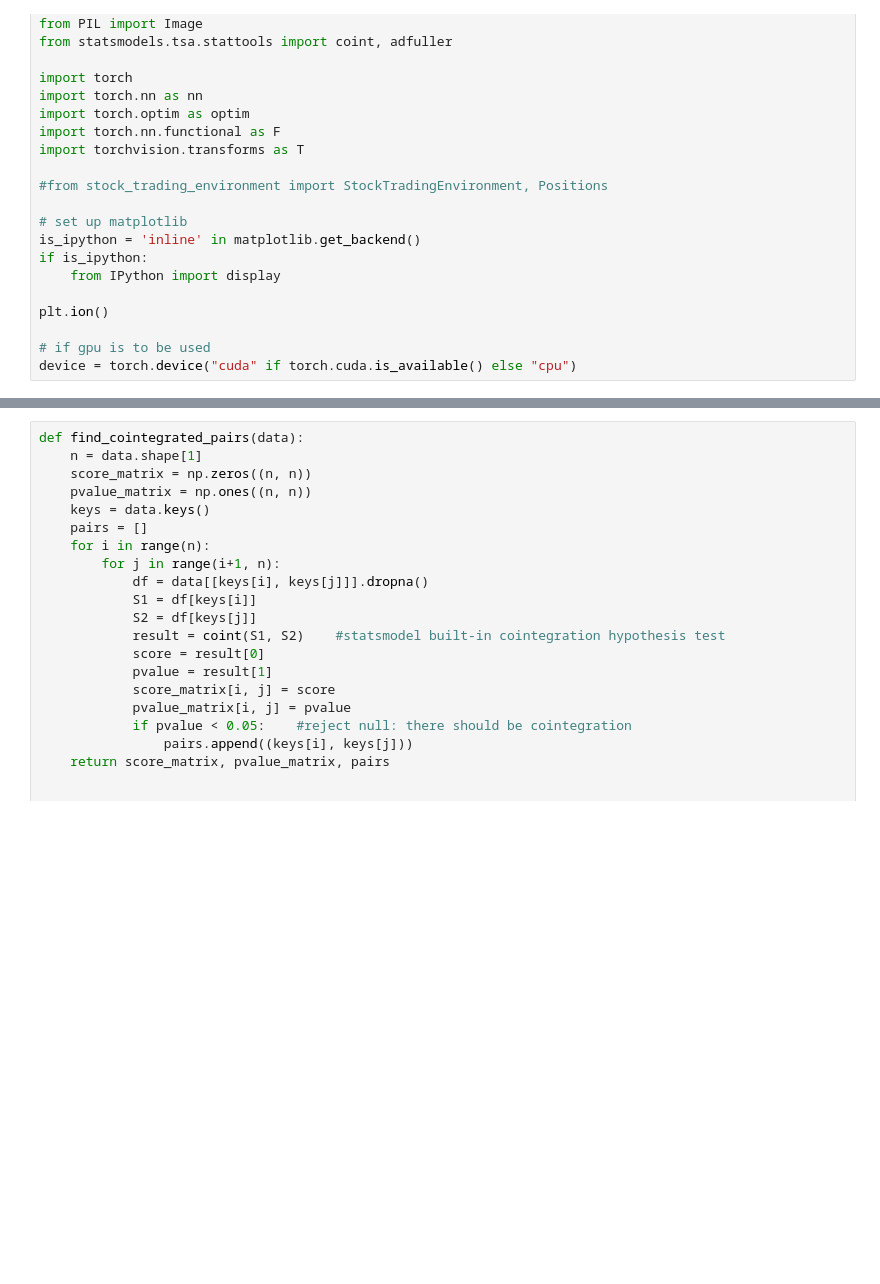
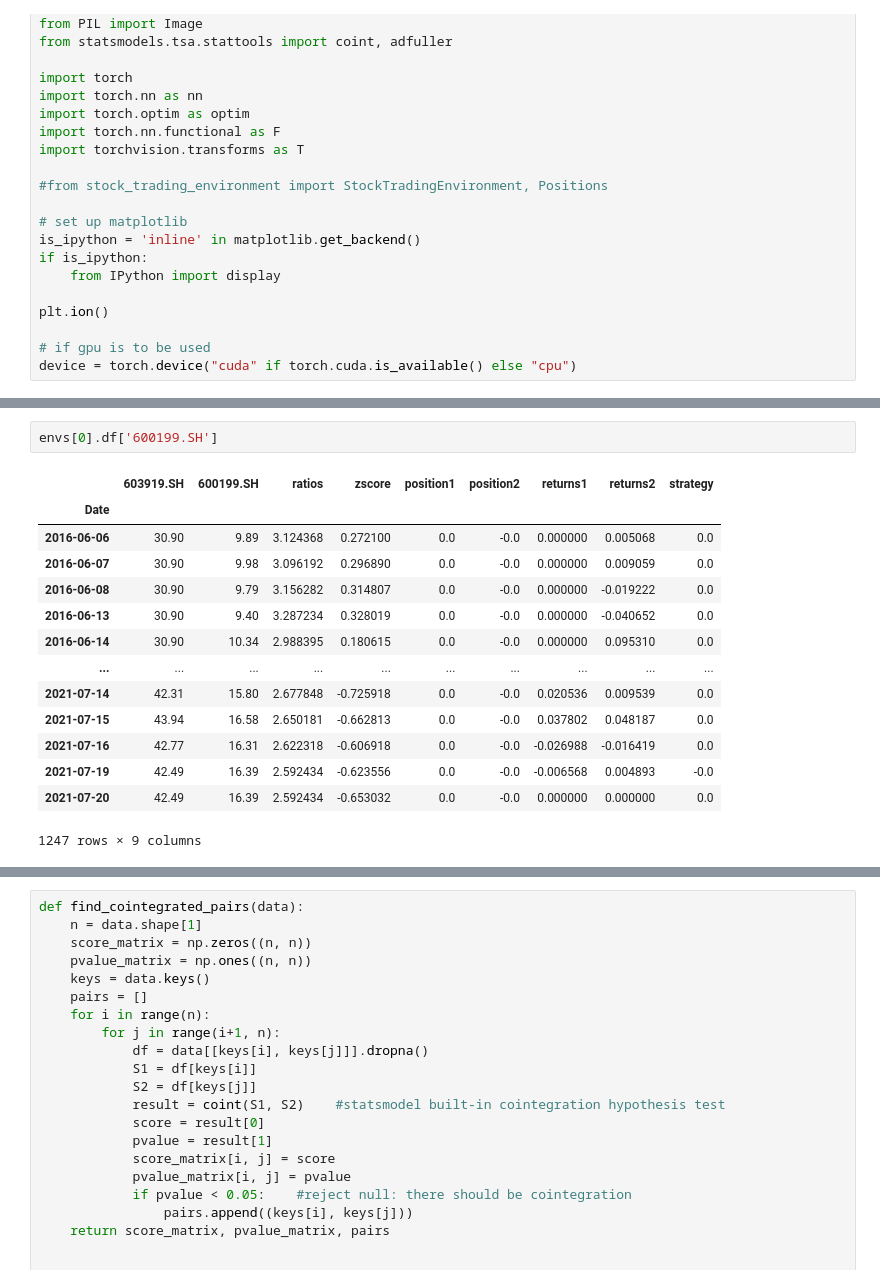
Before and after one commit to waikho/MADS_Capstone, a Jupyter notebook: RL/Pair_Trading_DQN.ipynb, the cells around one changed output, grey strips where cells are left out. Drawn from its saved outputs; the diff is of its cells as text; blank space fills up the shorter version.

```diff
--- a/RL/Pair_Trading_DQN.ipynb
+++ b/RL/Pair_Trading_DQN.ipynb
@@ -58,3 +129,20 @@ device = torch.device("cuda" if torch.cuda.is_available() else "cpu")
+# %%
+envs[0].df['600199.SH']
+# %% [output]
+|  | 603919.SH | 600199.SH | ratios | zscore | position1 | position2 | returns1 | returns2 | strategy |
+| Date |  |  |  |  |  |  |  |  |  |
+| 2016-06-06 | 30.90 | 9.89 | 3.124368 | 0.272100 | 0.0 | -0.0 | 0.000000 | 0.005068 | 0.0 |
+| 2016-06-07 | 30.90 | 9.98 | 3.096192 | 0.296890 | 0.0 | -0.0 | 0.000000 | 0.009059 | 0.0 |
+| 2016-06-08 | 30.90 | 9.79 | 3.156282 | 0.314807 | 0.0 | -0.0 | 0.000000 | -0.019222 | 0.0 |
+| 2016-06-13 | 30.90 | 9.40 | 3.287234 | 0.328019 | 0.0 | -0.0 | 0.000000 | -0.040652 | 0.0 |
+| 2016-06-14 | 30.90 | 10.34 | 2.988395 | 0.180615 | 0.0 | -0.0 | 0.000000 | 0.095310 | 0.0 |
+| ... | ... | ... | ... | ... | ... | ... | ... | ... | ... |
+| 2021-07-14 | 42.31 | 15.80 | 2.677848 | -0.725918 | 0.0 | -0.0 | 0.020536 | 0.009539 | 0.0 |
+| 2021-07-15 | 43.94 | 16.58 | 2.650181 | -0.662813 | 0.0 | -0.0 | 0.037802 | 0.048187 | 0.0 |
+| 2021-07-16 | 42.77 | 16.31 | 2.622318 | -0.606918 | 0.0 | -0.0 | -0.026988 | -0.016419 | 0.0 |
+| 2021-07-19 | 42.49 | 16.39 | 2.592434 | -0.623556 | 0.0 | -0.0 | -0.006568 | 0.004893 | -0.0 |
+| 2021-07-20 | 42.49 | 16.39 | 2.592434 | -0.653032 | 0.0 | -0.0 | 0.000000 | 0.000000 | 0.0 |
+1247 rows × 9 columns
 # %%
 #copying stock_trading_environment code here for easier editing
 #remember to copy back this to the stock_trading environment.py
```
Also changed, not shown: parts of 12 cells of this notebook, 1 other file.
